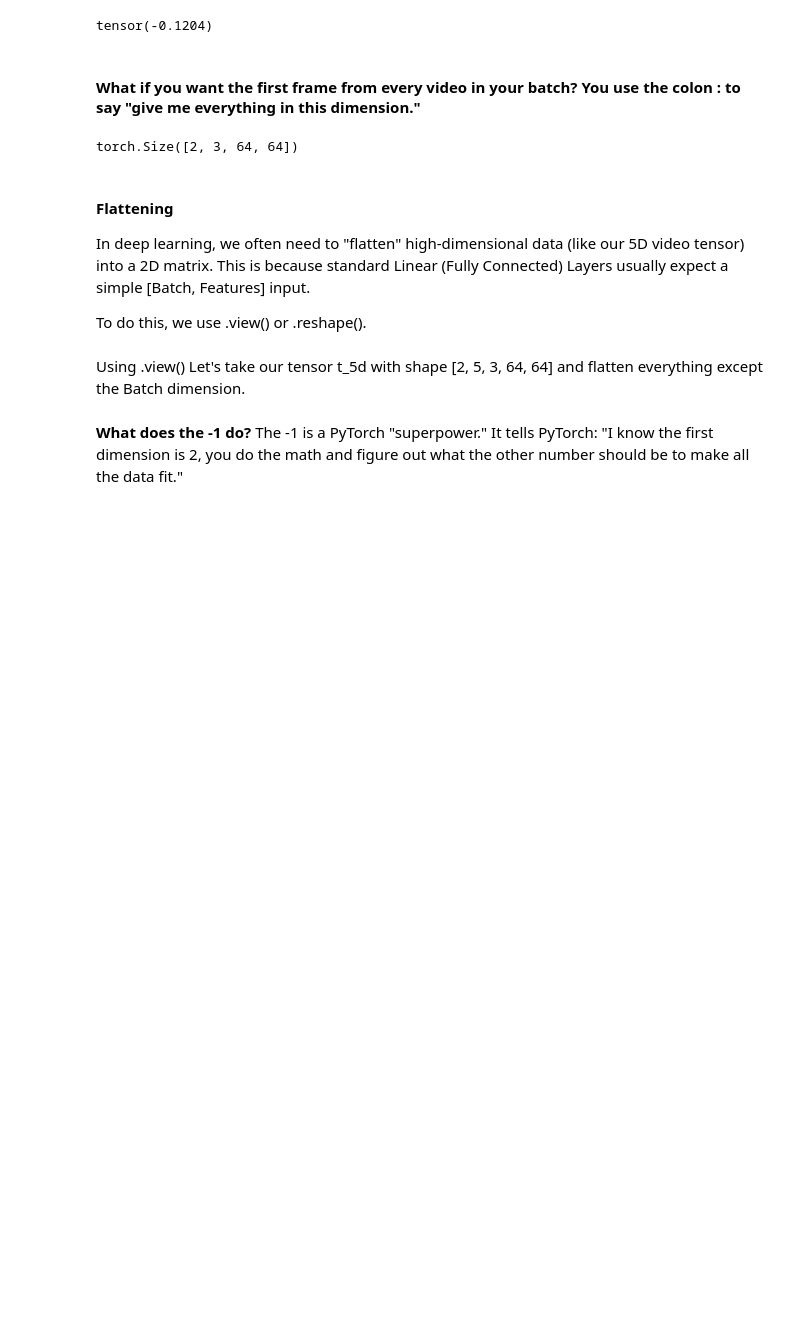
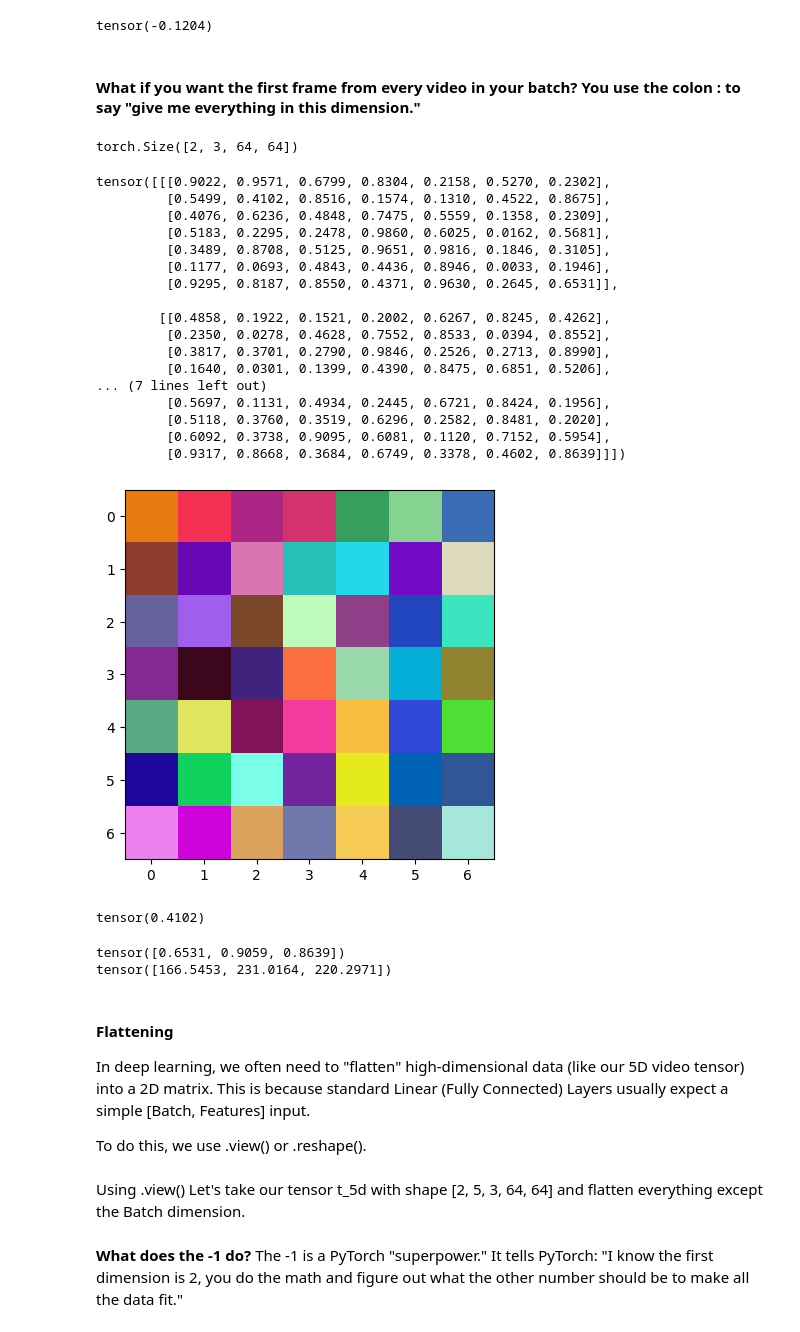
Before and after one commit to barada02/DL_With_Pytorch, a Jupyter notebook: Fundamentals_001.ipynb, the cells around one changed output. Saved outputs shown, nothing was run; the diff lists cells and outputs as text; code cells hidden in the pictures; blank space fills up the shorter version.

Commit message:
Image Example

```diff
--- a/Fundamentals_001.ipynb
+++ b/Fundamentals_001.ipynb
@@ -294,6 +304,54 @@ print(all_first_frames.shape)
 # Output: torch.Size([2, 3, 64, 64])
 # %% [output]
 torch.Size([2, 3, 64, 64])
+# %%
+import torch
+import matplotlib.pyplot as plt
+
+# 1. Generate a random tensor [Channels, Height, Width]
+# Values will be between 0 and 1
+random_image_tensor = torch.rand(3, 7, 7)
+print(random_image_tensor)
+# 2. Matplotlib expects [Height, Width, Channels]
+# We use .permute() to swap the axes around
+vis_tensor = random_image_tensor.permute(1, 2, 0)
+
+# 3. Display it
+plt.imshow(vis_tensor)
+plt.show()
+# %% [output]
+tensor([[[0.9022, 0.9571, 0.6799, 0.8304, 0.2158, 0.5270, 0.2302],
+         [0.5499, 0.4102, 0.8516, 0.1574, 0.1310, 0.4522, 0.8675],
+         [0.4076, 0.6236, 0.4848, 0.7475, 0.5559, 0.1358, 0.2309],
+         [0.5183, 0.2295, 0.2478, 0.9860, 0.6025, 0.0162, 0.5681],
+         [0.3489, 0.8708, 0.5125, 0.9651, 0.9816, 0.1846, 0.3105],
+         [0.1177, 0.0693, 0.4843, 0.4436, 0.8946, 0.0033, 0.1946],
+         [0.9295, 0.8187, 0.8550, 0.4371, 0.9630, 0.2645, 0.6531]],
+
+        [[0.4858, 0.1922, 0.1521, 0.2002, 0.6267, 0.8245, 0.4262],
+         [0.2350, 0.0278, 0.4628, 0.7552, 0.8533, 0.0394, 0.8552],
+         [0.3817, 0.3701, 0.2790, 0.9846, 0.2526, 0.2713, 0.8990],
+         [0.1640, 0.0301, 0.1399, 0.4390, 0.8475, 0.6851, 0.5206],
+... (7 lines left out)
+         [0.5697, 0.1131, 0.4934, 0.2445, 0.6721, 0.8424, 0.1956],
+         [0.5118, 0.3760, 0.3519, 0.6296, 0.2582, 0.8481, 0.2020],
+         [0.6092, 0.3738, 0.9095, 0.6081, 0.1120, 0.7152, 0.5954],
+         [0.9317, 0.8668, 0.3684, 0.6749, 0.3378, 0.4602, 0.8639]]])
+[figure, added]
+# %%
+random_image_tensor[0,0,1]
+# %% [output]
+tensor(0.4102)
+# %%
+# [All Channels, Last Row, Last Column]
+last_pixel = random_image_tensor[:, -1, -1]
+print(last_pixel)
+
+rgb= last_pixel*255
+print(rgb)
+# %% [output]
+tensor([0.6531, 0.9059, 0.8639])
+tensor([166.5453, 231.0164, 220.2971])
 # %% [markdown]
 #### Flattening
 In deep learning, we often need to "flatten" high-dimensional data (like our 5D video tensor) into a 2D matrix. This is because standard Linear (Fully Connected) Layers usually expect a simple [Batch, Features] input.
```
Also changed, not shown: parts of 5 cells of this notebook.
